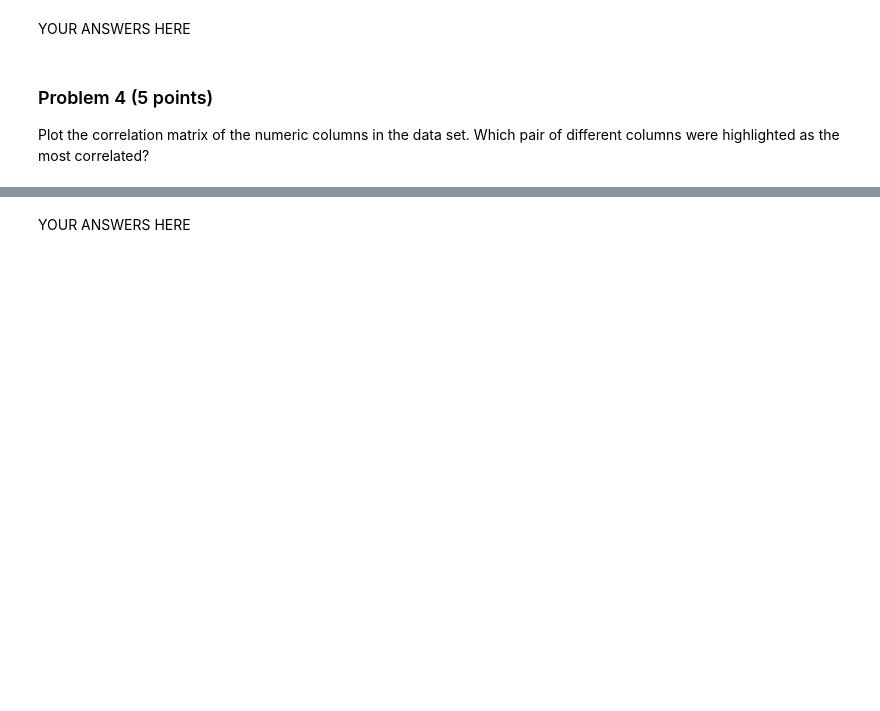
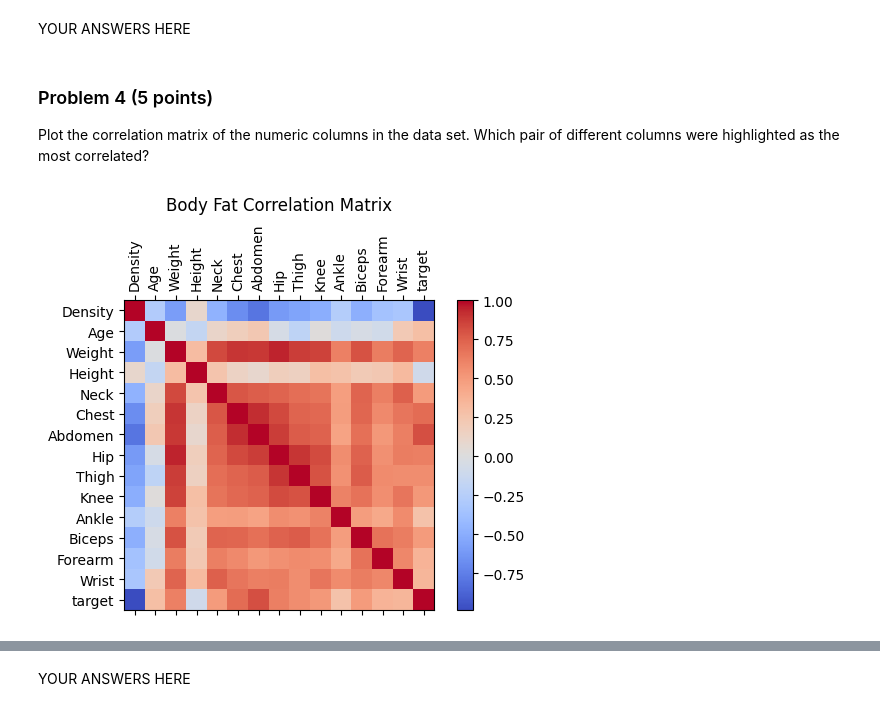
Before and after one commit to JonG-2025/dx602-final-project, a Jupyter notebook: project.ipynb, the cells around one changed output, grey strips where cells are left out. Cells and saved outputs as stored; diff of their text form; code cells hidden in the pictures; blank space fills up the shorter version.

```diff
--- a/project.ipynb
+++ b/project.ipynb
@@ -219,0 +217,14 @@ Which pair of different columns were highlighted as the most correlated?
+# %%
+corr_matrix = body_fat_df.corr()
+
+plt.figure(figsize=(6, 4))
+plt.matshow(corr_matrix, fignum=1, cmap='coolwarm')
+
+plt.xticks(ticks=np.arange(len(corr_matrix.columns)), labels=corr_matrix.columns, rotation=90)
+plt.yticks(ticks=np.arange(len(corr_matrix.index)), labels=corr_matrix.index)
+
+plt.colorbar()
+plt.title("Body Fat Correlation Matrix", pad=10)
+plt.show()
+# %% [output]
+[figure, added]
```
Also changed, not shown: parts of 5 cells of this notebook.
